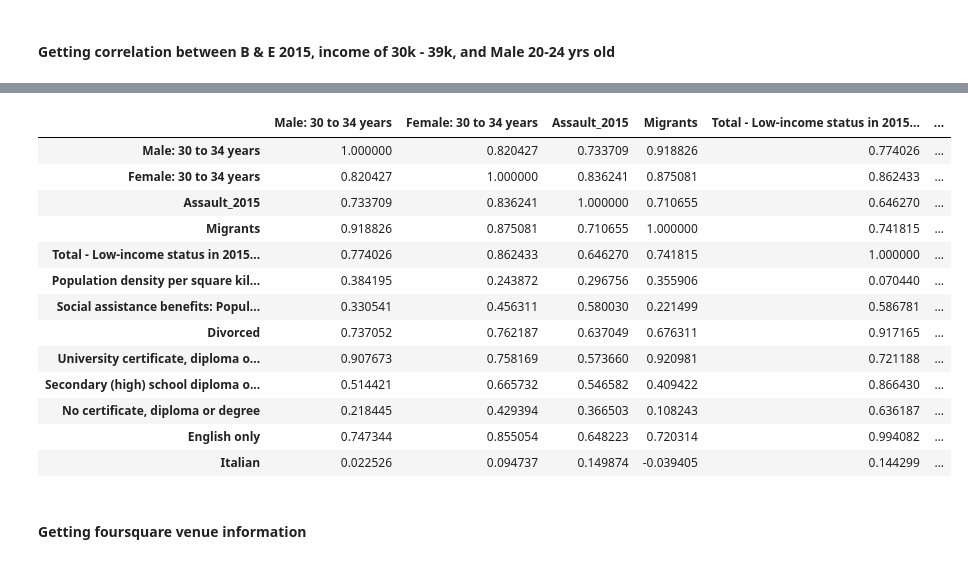
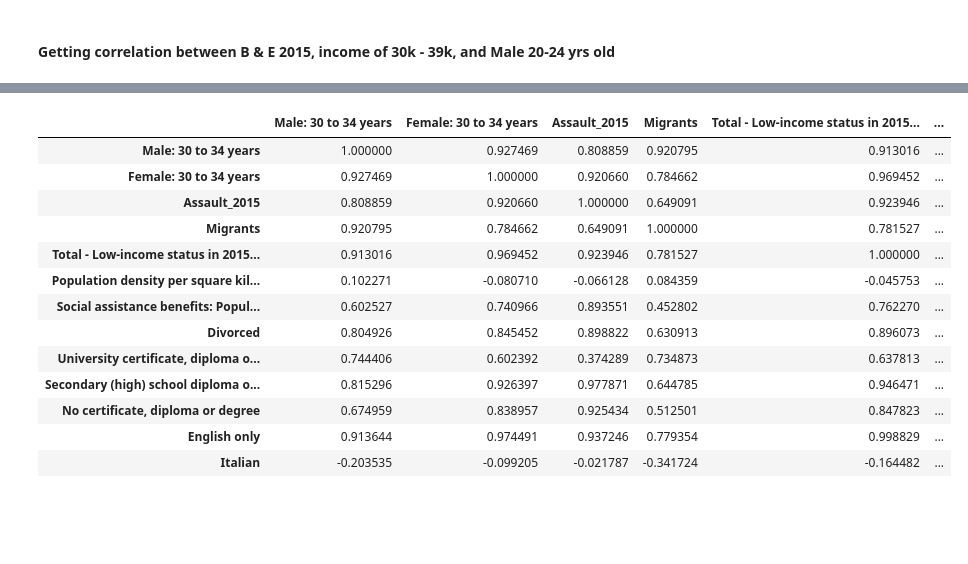
Before and after one commit to OwenMussy99/AI_Final_Proj, a Jupyter notebook: AI_Final_Proj_Code.ipynb, the cells around one changed output, grey strips where cells are left out. Cells and saved outputs as stored; diff of their text form; code cells hidden in the pictures; blank space fills up the shorter version.

```diff
--- a/AI_Final_Proj_Code.ipynb
+++ b/AI_Final_Proj_Code.ipynb
@@ -169,39 +185,37 @@ correlation2
 # %%
-#totalDF["    Migrants"] = totalDF["    Migrants"].str.replace(',','')
-#totalDF["  English only"] = totalDF["  English only"].str.replace(',','')
+totalDF["    Migrants"] = totalDF["    Migrants"].str.replace(',','')
+totalDF["  English only"] = totalDF["  English only"].str.replace(',','')
 totalDF["            Italian"] = totalDF["            Italian"].str.replace(',','')
-#totalDF["      Social assistance benefits: Population with an amount"] = totalDF["      Social assistance benefits: Population with an amount"].str.replace(',','')
-#totalDF["Population density per square kilometre"] = totalDF["Population density per square kilometre"].str.replace(',','')
-#totalDF["Total - Low-income status in 2015 for the population in private households to whom low-income concepts are applicable - 100% data"] = totalDF["Total - Low-income status in 2015 for the population in private households to whom low-income concepts are applicable - 100% data"].str.replace(',','')
+totalDF["      Social assistance benefits: Population with an amount"] = totalDF["      Social assistance benefits: Population with an amount"].str.replace(',','')
+totalDF["Population density per square kilometre"] = totalDF["Population density per square kilometre"].str.replace(',','')
+totalDF["Total - Low-income status in 2015 for the population in private households to whom low-income concepts are applicable - 100% data"] = totalDF["Total - Low-income status in 2015 for the population in private households to whom low-income concepts are applicable - 100% data"].str.replace(',','')
 totalDF["            Italian"] = pd.to_numeric(totalDF["            Italian"])
 totalDF["    Divorced"] = pd.to_numeric(totalDF["    Divorced"])
 totalDF["    Migrants"] = pd.to_numeric(totalDF["    Migrants"])
 totalDF["Assault_2015"] = pd.to_numeric(totalDF["Assault_2015"])
 totalDF["  English only"] = pd.to_numeric(totalDF["  English only"])
 totalDF["  No certificate, diploma or degree"] = pd.to_numeric(totalDF["  No certificate, diploma or degree"])
 totalDF["  Secondary (high) school diploma or equivalency certificate.1"] = pd.to_numeric(totalDF["  Secondary (high) school diploma or equivalency certificate.1"])
 totalDF["    University certificate, diploma or degree at bachelor level or above.1"] = pd.to_numeric(totalDF["    University certificate, diploma or degree at bachelor level or above.1"])
 totalDF["      Social assistance benefits: Population with an amount"] = pd.to_numeric(totalDF["      Social assistance benefits: Population with an amount"])
 totalDF["Total - Low-income status in 2015 for the population in private households to whom low-income concepts are applicable - 100% data"] = pd.to_numeric(totalDF["Total - Low-income status in 2015 for the population in private households to whom low-income concepts are applicable - 100% data"])
 totalDF["Population density per square kilometre"] = pd.to_numeric(totalDF["Population density per square kilometre"])
 totalDF["Male: 30 to 34 years"] = pd.to_numeric(totalDF["Male: 30 to 34 years"])
 totalDF["Female: 30 to 34 years"] = pd.to_numeric(totalDF["Female: 20 to 24 years"])
 correlation3 = totalDF[["Male: 30 to 34 years", "Female: 30 to 34 years","Assault_2015","    Migrants", "Total - Low-income status in 2015 for the population in private households to whom low-income concepts are applicable - 100% data", "Population density per square kilometre", "      Social assistance benefits: Population with an amount", "    Divorced", "    University certificate, diploma or degree at bachelor level or above.1", "  Secondary (high) school diploma or equivalency certificate.1", "  No certificate, diploma or degree", "  English only", "            Italian"]].corr()
 correlation3
 # %% [output]
 |  | Male: 30 to 34 years | Female: 30 to 34 years | Assault_2015 | Migrants | Total - Low-income status in 2015... | ... |
-| Male: 30 to 34 years | 1.000000 | 0.820427 | 0.733709 | 0.918826 | 0.774026 | ... |
-| Female: 30 to 34 years | 0.820427 | 1.000000 | 0.836241 | 0.875081 | 0.862433 | ... |
-| Assault_2015 | 0.733709 | 0.836241 | 1.000000 | 0.710655 | 0.646270 | ... |
-| Migrants | 0.918826 | 0.875081 | 0.710655 | 1.000000 | 0.741815 | ... |
-| Total - Low-income status in 2015... | 0.774026 | 0.862433 | 0.646270 | 0.741815 | 1.000000 | ... |
-| Population density per square kil... | 0.384195 | 0.243872 | 0.296756 | 0.355906 | 0.070440 | ... |
-| Social assistance benefits: Popul... | 0.330541 | 0.456311 | 0.580030 | 0.221499 | 0.586781 | ... |
-| Divorced | 0.737052 | 0.762187 | 0.637049 | 0.676311 | 0.917165 | ... |
-| University certificate, diploma o... | 0.907673 | 0.758169 | 0.573660 | 0.920981 | 0.721188 | ... |
-| Secondary (high) school diploma o... | 0.514421 | 0.665732 | 0.546582 | 0.409422 | 0.866430 | ... |
-| No certificate, diploma or degree | 0.218445 | 0.429394 | 0.366503 | 0.108243 | 0.636187 | ... |
-| English only | 0.747344 | 0.855054 | 0.648223 | 0.720314 | 0.994082 | ... |
-| Italian | 0.022526 | 0.094737 | 0.149874 | -0.039405 | 0.144299 | ... |
+| Male: 30 to 34 years | 1.000000 | 0.927469 | 0.808859 | 0.920795 | 0.913016 | ... |
+| Female: 30 to 34 years | 0.927469 | 1.000000 | 0.920660 | 0.784662 | 0.969452 | ... |
+| Assault_2015 | 0.808859 | 0.920660 | 1.000000 | 0.649091 | 0.923946 | ... |
+| Migrants | 0.920795 | 0.784662 | 0.649091 | 1.000000 | 0.781527 | ... |
+| Total - Low-income status in 2015... | 0.913016 | 0.969452 | 0.923946 | 0.781527 | 1.000000 | ... |
+| Population density per square kil... | 0.102271 | -0.080710 | -0.066128 | 0.084359 | -0.045753 | ... |
+| Social assistance benefits: Popul... | 0.602527 | 0.740966 | 0.893551 | 0.452802 | 0.762270 | ... |
+| Divorced | 0.804926 | 0.845452 | 0.898822 | 0.630913 | 0.896073 | ... |
+| University certificate, diploma o... | 0.744406 | 0.602392 | 0.374289 | 0.734873 | 0.637813 | ... |
+| Secondary (high) school diploma o... | 0.815296 | 0.926397 | 0.977871 | 0.644785 | 0.946471 | ... |
+| No certificate, diploma or degree | 0.674959 | 0.838957 | 0.925434 | 0.512501 | 0.847823 | ... |
+| English only | 0.913644 | 0.974491 | 0.937246 | 0.779354 | 0.998829 | ... |
+| Italian | -0.203535 | -0.099205 | -0.021787 | -0.341724 | -0.164482 | ... |
-# %% [markdown]
-#### Getting foursquare venue information
```
Also changed, not shown: parts of 15 cells of this notebook.
